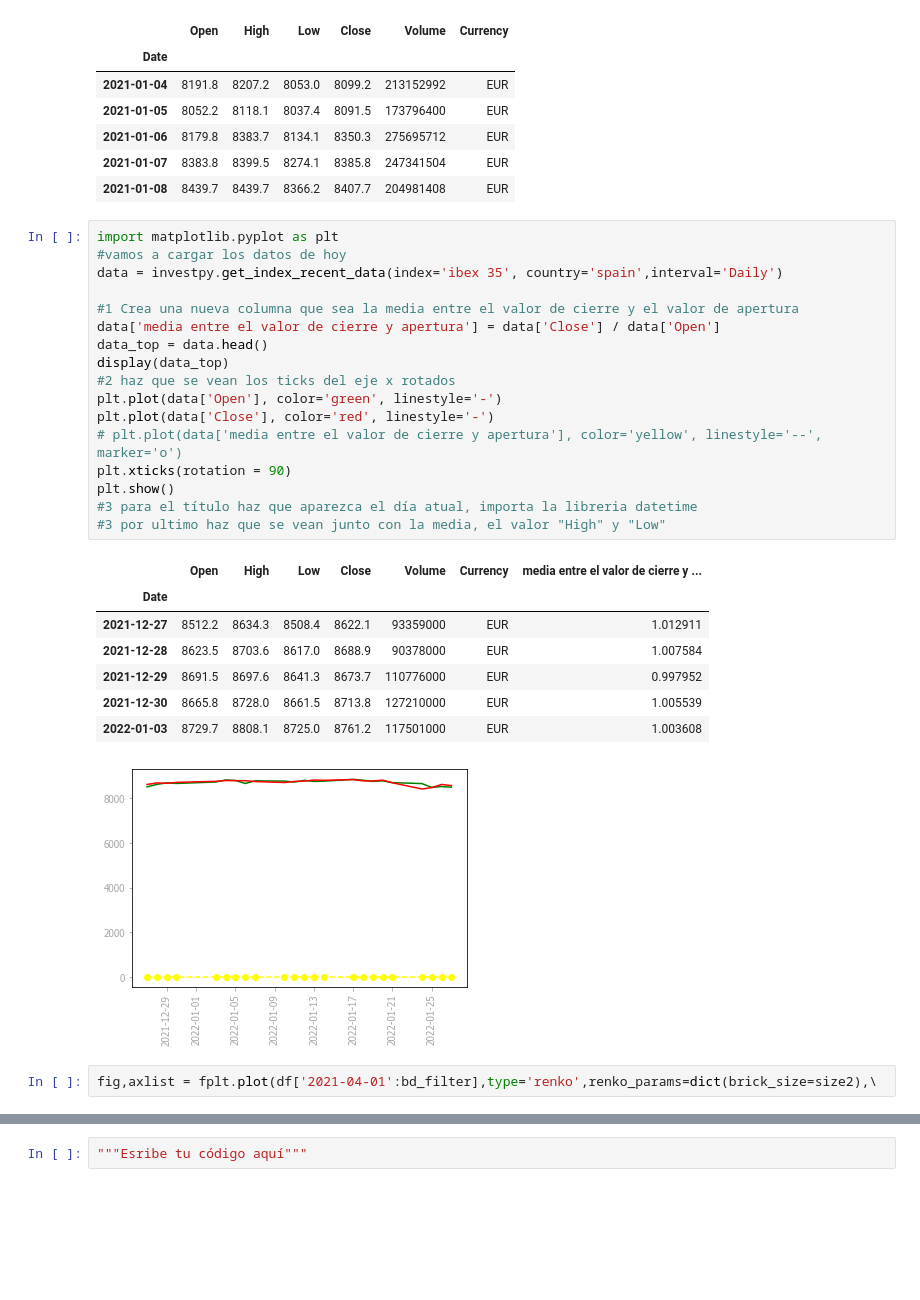
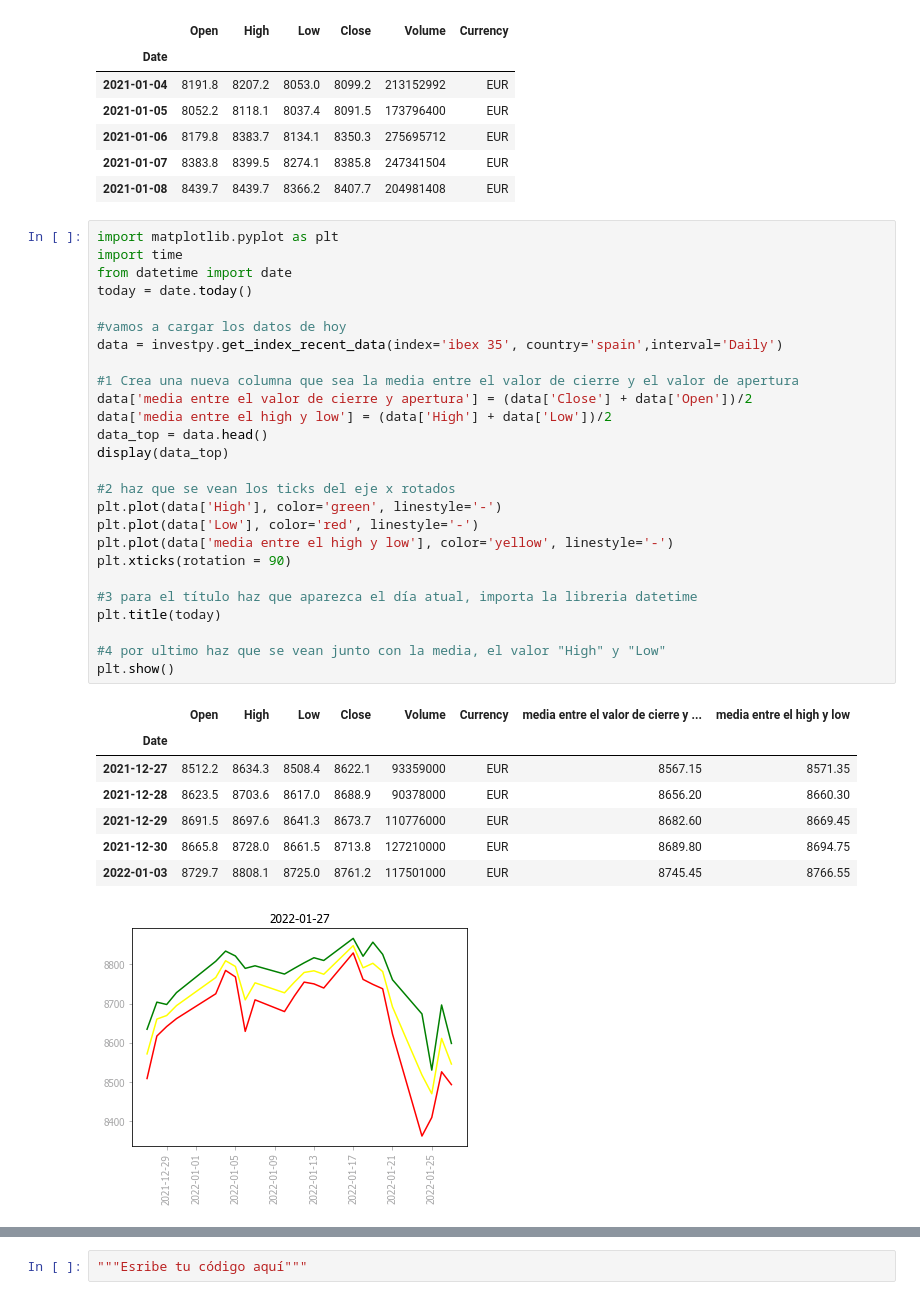
Before and after one commit to MelvinGuaygua/Python-projects, a Jupyter notebook: 09_Pandas/01_pandas.ipynb, the cells around one changed output, grey strips where cells are left out. Saved outputs shown, nothing was run; the diff lists cells and outputs as text; blank space fills up the shorter version.

```diff
--- a/09_Pandas/01_pandas.ipynb
+++ b/09_Pandas/01_pandas.ipynb
@@ -1074,32 +1074,39 @@ data.head()
 | 2021-01-08 | 8439.7 | 8439.7 | 8366.2 | 8407.7 | 204981408 | EUR |
 # %%
 import matplotlib.pyplot as plt
+import time
+from datetime import date
+today = date.today()
+
 #vamos a cargar los datos de hoy
 data = investpy.get_index_recent_data(index='ibex 35', country='spain',interval='Daily')
 
 #1 Crea una nueva columna que sea la media entre el valor de cierre y el valor de apertura
-data['media entre el valor de cierre y apertura'] = data['Close'] / data['Open']
+data['media entre el valor de cierre y apertura'] = (data['Close'] + data['Open'])/2
+data['media entre el high y low'] = (data['High'] + data['Low'])/2
 data_top = data.head()
 display(data_top)
+
 #2 haz que se vean los ticks del eje x rotados
-plt.plot(data['Open'], color='green', linestyle='-')
-plt.plot(data['Close'], color='red', linestyle='-')
-# plt.plot(data['media entre el valor de cierre y apertura'], color='yellow', linestyle='--', marker='o')
+plt.plot(data['High'], color='green', linestyle='-')
+plt.plot(data['Low'], color='red', linestyle='-')
+plt.plot(data['media entre el high y low'], color='yellow', linestyle='-')
 plt.xticks(rotation = 90)
+
+#3 para el título haz que aparezca el día atual, importa la libreria datetime
+plt.title(today)
+
+#4 por ultimo haz que se vean junto con la media, el valor "High" y "Low"
 plt.show()
-#3 para el título haz que aparezca el día atual, importa la libreria datetime
-#3 por ultimo haz que se vean junto con la media, el valor "High" y "Low"
 # %% [output]
-|  | Open | High | Low | Close | Volume | Currency | media entre el valor de cierre y ... |
-| Date |  |  |  |  |  |  |  |
-| 2021-12-27 | 8512.2 | 8634.3 | 8508.4 | 8622.1 | 93359000 | EUR | 1.012911 |
-| 2021-12-28 | 8623.5 | 8703.6 | 8617.0 | 8688.9 | 90378000 | EUR | 1.007584 |
-| 2021-12-29 | 8691.5 | 8697.6 | 8641.3 | 8673.7 | 110776000 | EUR | 0.997952 |
-| 2021-12-30 | 8665.8 | 8728.0 | 8661.5 | 8713.8 | 127210000 | EUR | 1.005539 |
-| 2022-01-03 | 8729.7 | 8808.1 | 8725.0 | 8761.2 | 117501000 | EUR | 1.003608 |
+|  | Open | High | Low | Close | Volume | Currency | media entre el valor de cierre y ... | media entre el high y low |
+| Date |  |  |  |  |  |  |  |  |
+| 2021-12-27 | 8512.2 | 8634.3 | 8508.4 | 8622.1 | 93359000 | EUR | 8567.15 | 8571.35 |
+| 2021-12-28 | 8623.5 | 8703.6 | 8617.0 | 8688.9 | 90378000 | EUR | 8656.20 | 8660.30 |
+| 2021-12-29 | 8691.5 | 8697.6 | 8641.3 | 8673.7 | 110776000 | EUR | 8682.60 | 8669.45 |
+| 2021-12-30 | 8665.8 | 8728.0 | 8661.5 | 8713.8 | 127210000 | EUR | 8689.80 | 8694.75 |
+| 2022-01-03 | 8729.7 | 8808.1 | 8725.0 | 8761.2 | 117501000 | EUR | 8745.45 | 8766.55 |
-[figure, old version]
+[figure, new version]
-# %%
-fig,axlist = fplt.plot(df['2021-04-01':bd_filter],type='renko',renko_params=dict(brick_size=size2),\
 # %% [markdown]
 <img src="ibex35_today.png">
 # %% [markdown]
```
Also changed, not shown: parts of 3 cells of this notebook.
